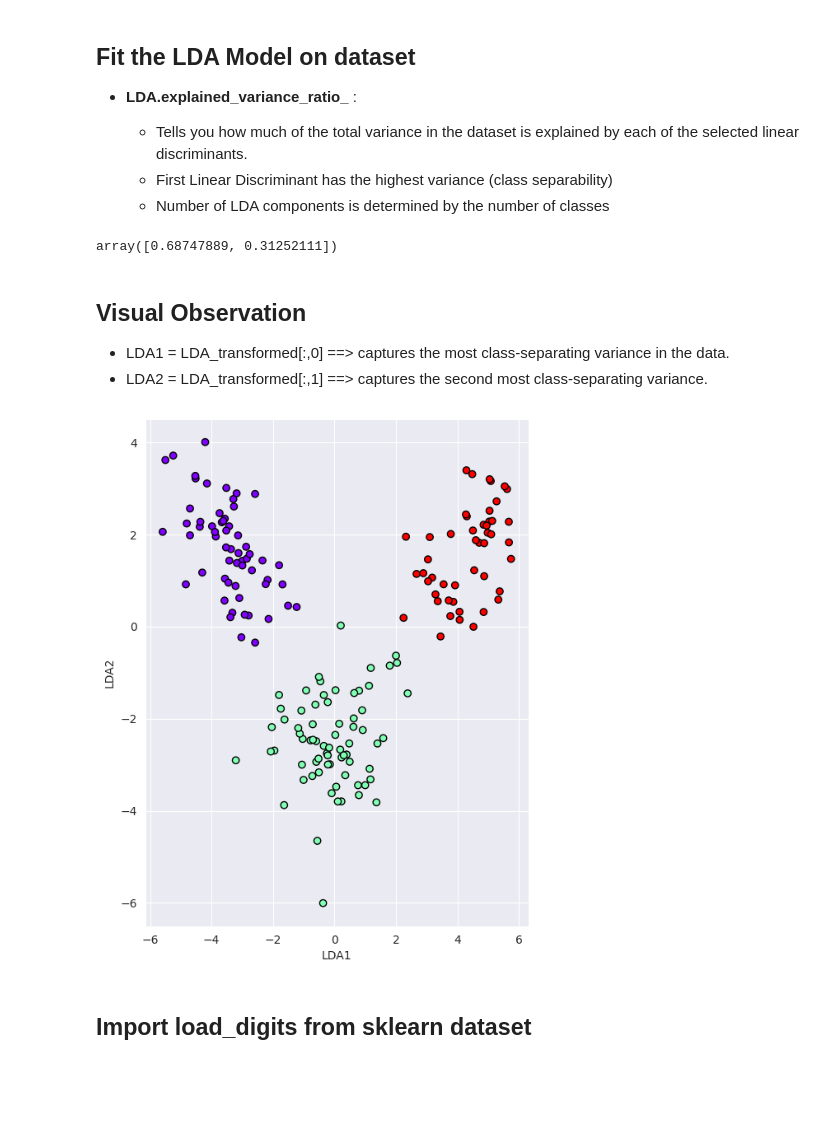
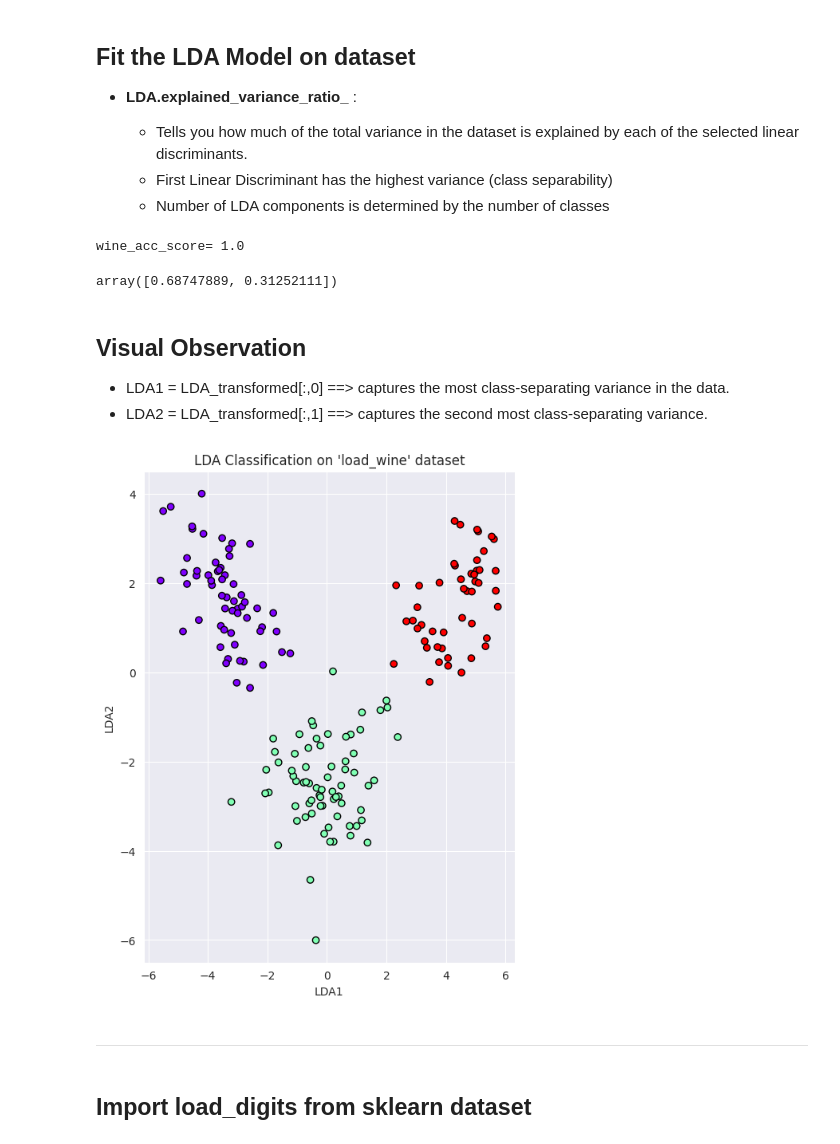
Before and after one commit to MelikaaS/LDA_Classification, a Jupyter notebook: LDA_classification.ipynb, the cells around one changed output. Drawn from its saved outputs; the diff is of its cells as text; code cells hidden in the pictures; blank space fills up the shorter version.

```diff
--- a/LDA_classification.ipynb
+++ b/LDA_classification.ipynb
@@ -44,11 +48,15 @@ LDA = LinearDiscriminantAnalysis()
 
 # fit and transform the model
 LDA_transformed = LDA.fit_transform(Ind, tar)
+wine_yhat = LDA.predict(Ind)
+wine_acc_score = accuracy_score(tar, wine_yhat)
+print(f'wine_acc_score= {wine_acc_score}')
 
 # Linear Discriminants
 LDA.explained_variance_ratio_
 # %% [output]
-array([0.68747889, 0.31252111])
+wine_acc_score= 1.0
+array([0.68747889, 0.31252111])
 # %% [markdown]
 ## Visual Observation
 
@@ -57,11 +65,14 @@ array([0.68747889, 0.31252111])
 # %%
 fig, ax = plt.subplots(figsize=(6,8))
 scatter = ax.scatter(LDA_transformed[:,0],LDA_transformed[:,1], c = tar, cmap = 'rainbow', edgecolors = 'k')
 ax.set_xlabel('LDA1')
 ax.set_ylabel('LDA2')
+ax.set_title("LDA Classification on 'load_wine' dataset")
 plt.show()
 # %% [output]
-[figure, old version]
+[figure, new version]
+# %% [markdown]
+----
 # %% [markdown]
 ## Import load_digits from sklearn dataset
 # %% [markdown]
```
Also changed, not shown: parts of 11 cells of this notebook.
